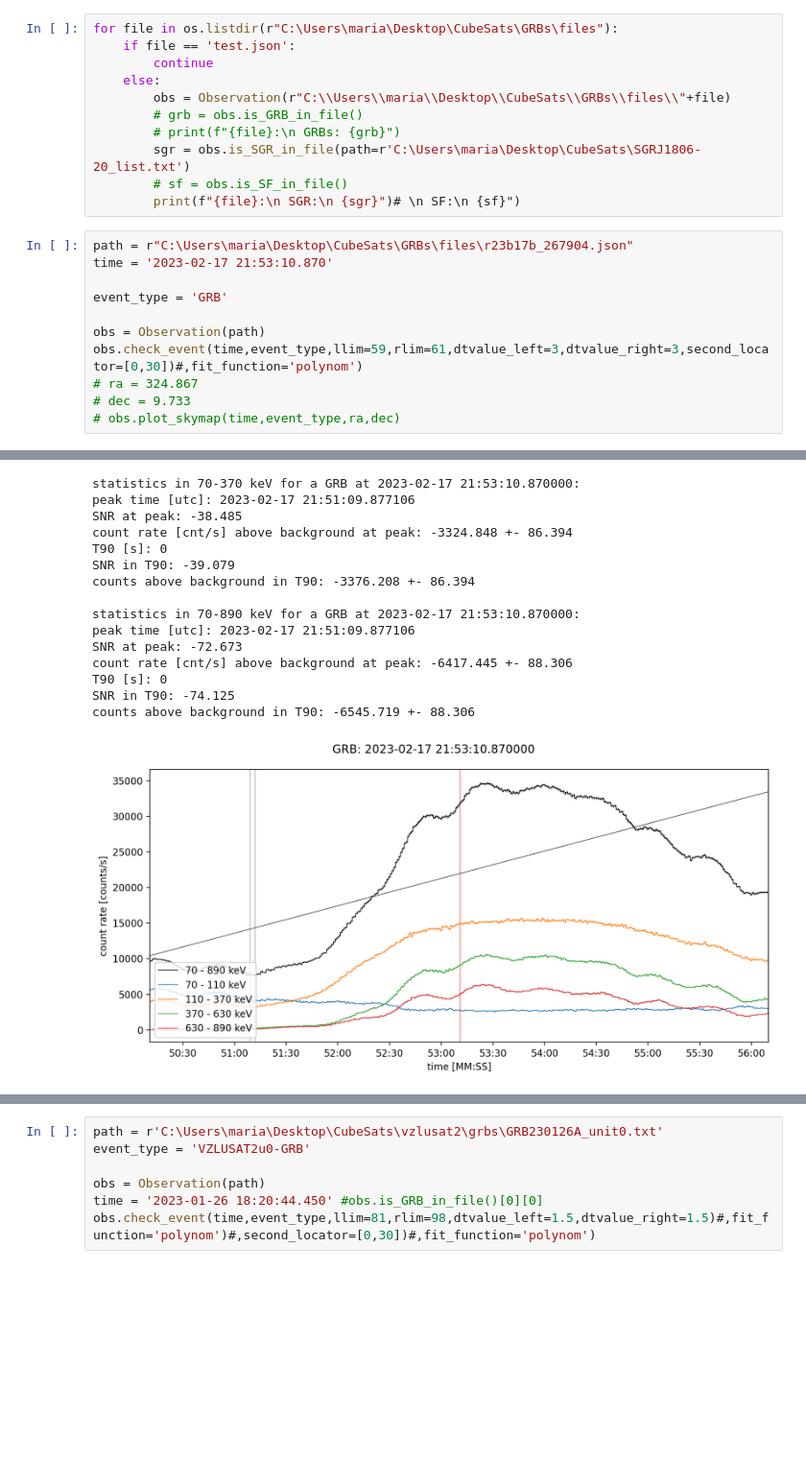
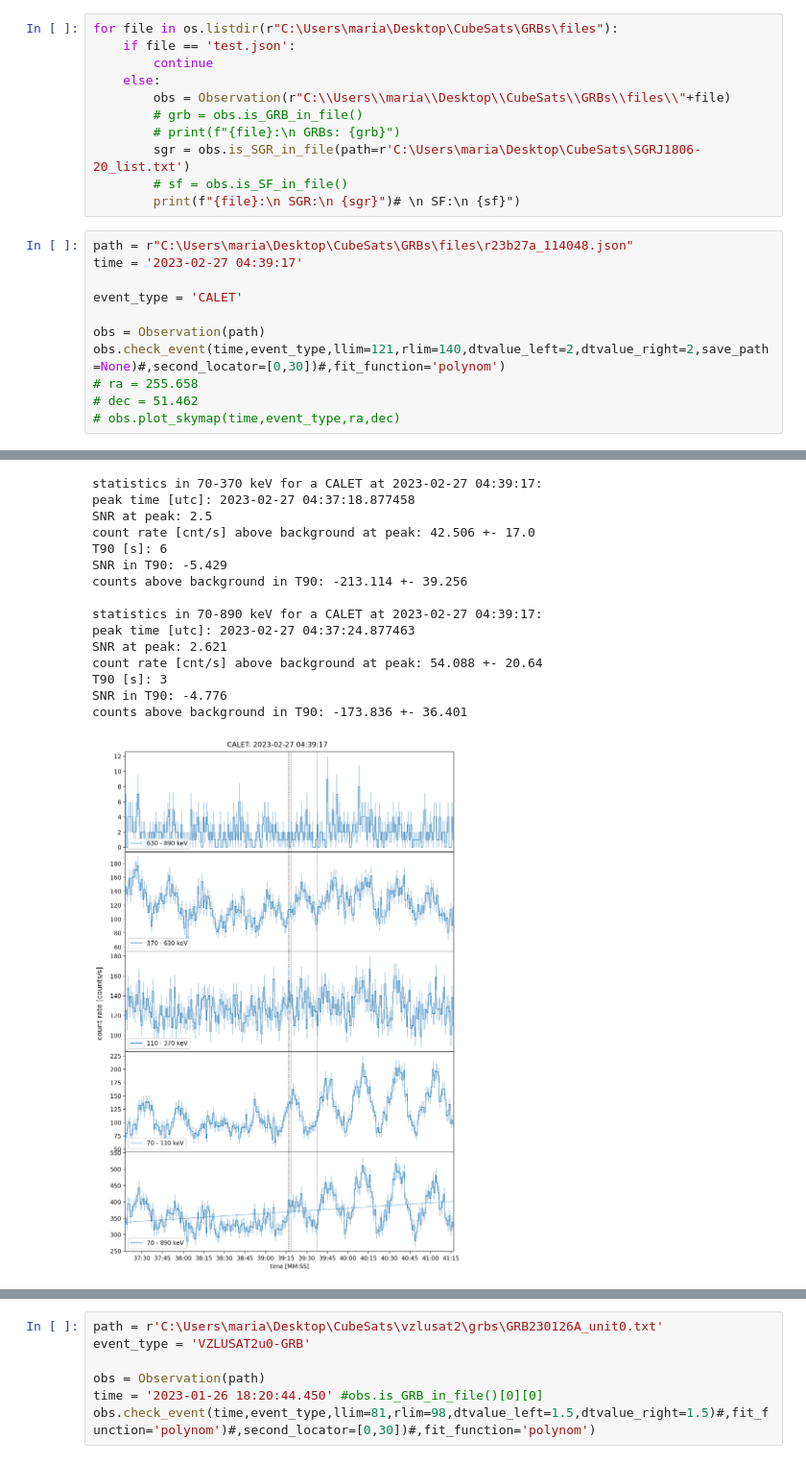
Before and after one commit to mdafcikova/grbalpha-tools, a Jupyter notebook: notebook.ipynb, the cells around one changed output, grey strips where cells are left out. Shown at 96% size. Drawn from its saved outputs; the diff is of its cells as text; blank space fills up the shorter version.

Commit message:
added subplot for each band + added save option

```diff
--- a/notebook.ipynb
+++ b/notebook.ipynb
@@ -63,15 +65,15 @@ for file in os.listdir(r"C:\Users\maria\Desktop\CubeSats\GRBs\files"):
         # sf = obs.is_SF_in_file()
         print(f"{file}:\n SGR:\n {sgr}")# \n SF:\n {sf}")
 # %%
-path = r"C:\Users\maria\Desktop\CubeSats\GRBs\files\r23b17b_267904.json"
-time = '2023-02-17 21:53:10.870'
+path = r"C:\Users\maria\Desktop\CubeSats\GRBs\files\r23b27a_114048.json"
+time = '2023-02-27 04:39:17'
 
-event_type = 'GRB'
+event_type = 'CALET'
 
 obs = Observation(path)
-obs.check_event(time,event_type,llim=59,rlim=61,dtvalue_left=3,dtvalue_right=3,second_locator=[0,30])#,fit_function='polynom')
-# ra = 324.867
-# dec = 9.733
+obs.check_event(time,event_type,llim=121,rlim=140,dtvalue_left=2,dtvalue_right=2,save_path=None)#,second_locator=[0,30])#,fit_function='polynom')
+# ra = 255.658
+# dec = 51.462
 # obs.plot_skymap(time,event_type,ra,dec)
 # %% [output]
 >>> df.resample(freq="3s", loffset="8H")
@@ -96,17 +98,17 @@ becomes:
-statistics in 70-370 keV for a GRB at 2023-02-17 21:53:10.870000:
-peak time [utc]: 2023-02-17 21:51:09.877106
-SNR at peak: -38.485
-count rate [cnt/s] above background at peak: -3324.848 +- 86.394
-T90 [s]: 0
-SNR in T90: -39.079
-counts above background in T90: -3376.208 +- 86.394
+statistics in 70-370 keV for a CALET at 2023-02-27 04:39:17:
+peak time [utc]: 2023-02-27 04:37:18.877458
+SNR at peak: 2.5
+count rate [cnt/s] above background at peak: 42.506 +- 17.0
+T90 [s]: 6
+SNR in T90: -5.429
+counts above background in T90: -213.114 +- 39.256
 
-statistics in 70-890 keV for a GRB at 2023-02-17 21:53:10.870000:
-peak time [utc]: 2023-02-17 21:51:09.877106
-SNR at peak: -72.673
-count rate [cnt/s] above background at peak: -6417.445 +- 88.306
-T90 [s]: 0
-SNR in T90: -74.125
-counts above background in T90: -6545.719 +- 88.306
+statistics in 70-890 keV for a CALET at 2023-02-27 04:39:17:
+peak time [utc]: 2023-02-27 04:37:24.877463
+SNR at peak: 2.621
+count rate [cnt/s] above background at peak: 54.088 +- 20.64
+T90 [s]: 3
+SNR in T90: -4.776
+counts above background in T90: -173.836 +- 36.401
-[figure, old version]
+[figure, new version]
 # %%
```
Also changed, not shown: parts of 7 cells of this notebook, 1 other file.
